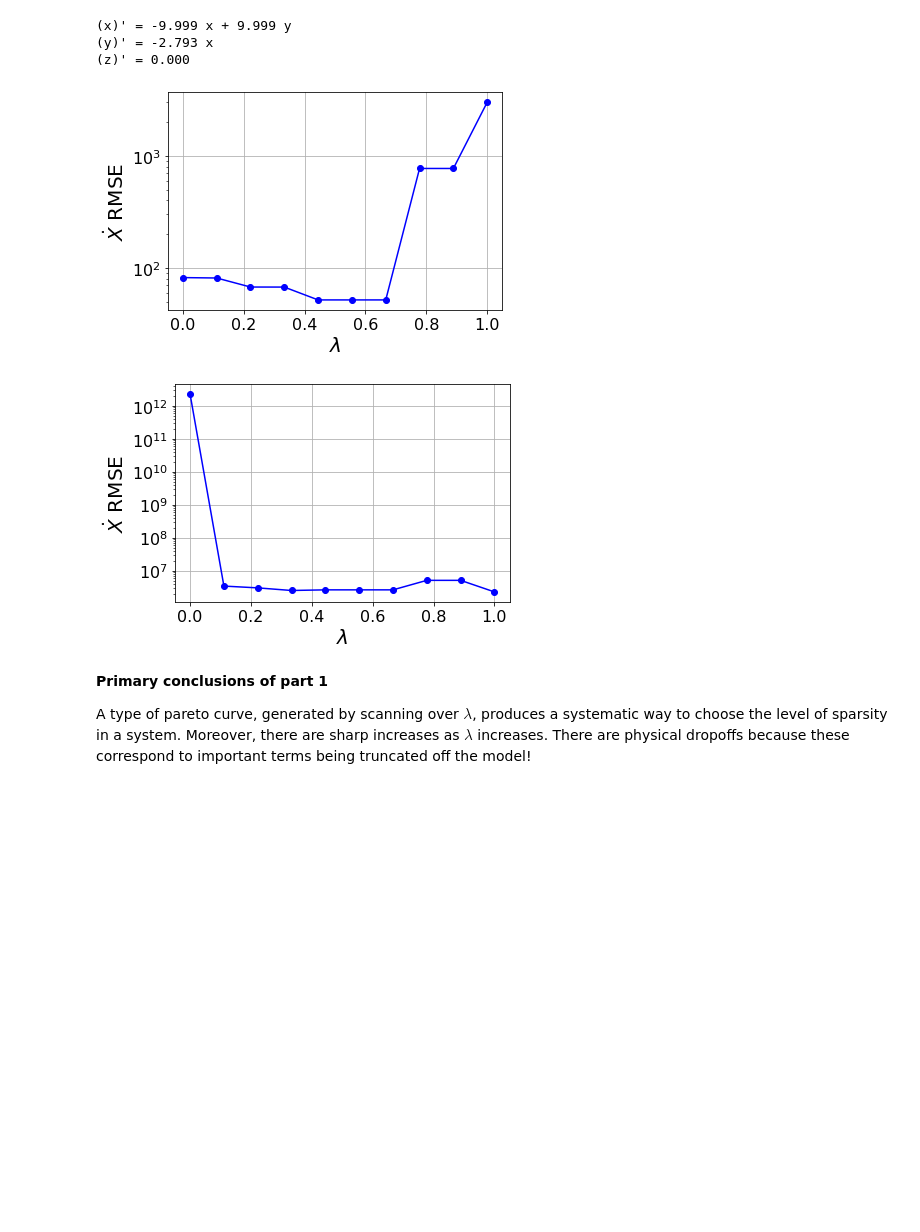
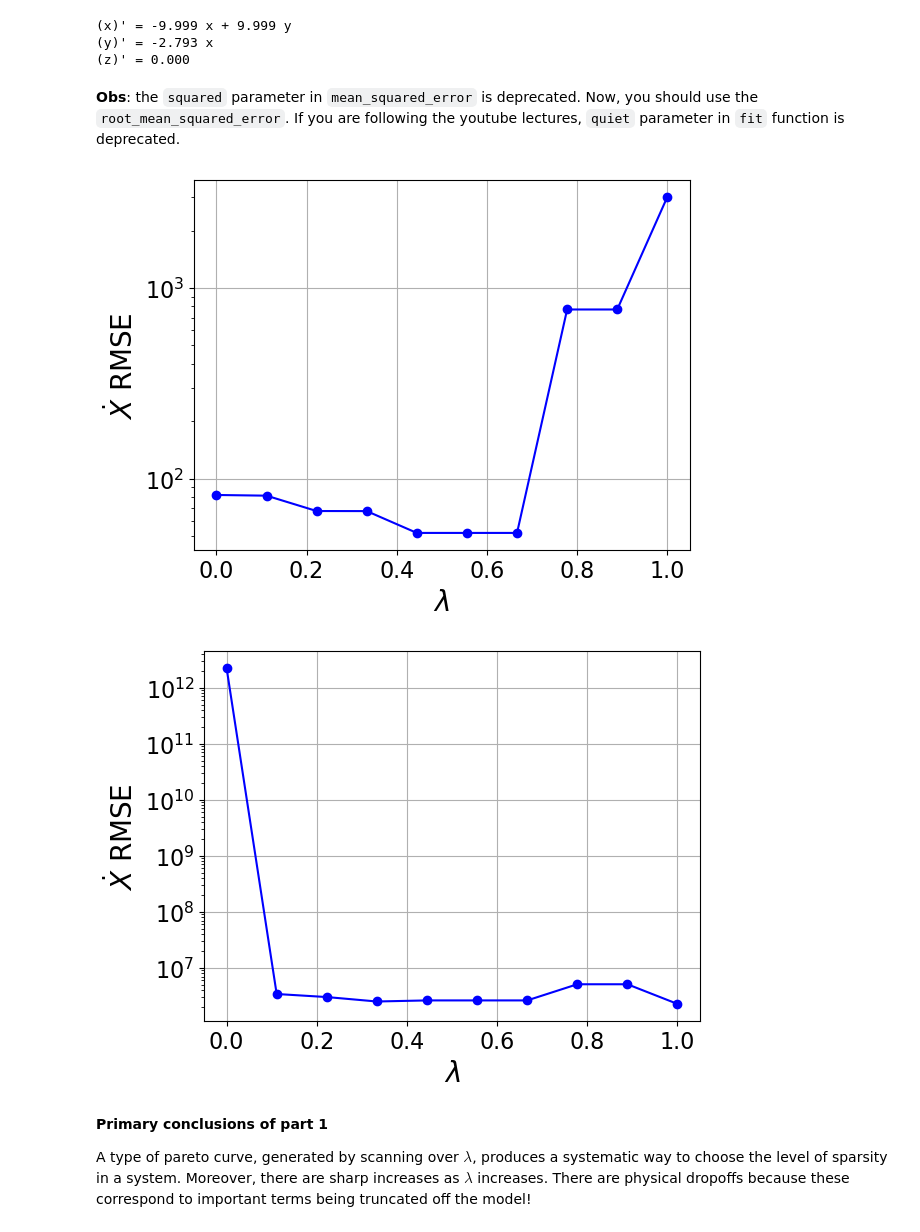
Before and after one commit to dynamicslab/pysindy, a Jupyter notebook: examples/15_pysindy_lectures.ipynb, the cells around one changed output. Drawn from its saved outputs; the diff is of its cells as text; code cells hidden in the pictures; blank space fills up the shorter version.

```diff
--- a/examples/15_pysindy_lectures.ipynb
+++ b/examples/15_pysindy_lectures.ipynb
@@ -417,8 +419,8 @@ u_test_control = u_fun(t_test)
 # Instantiate and fit the SINDy model
 feature_names = ['x', 'y', 'z']
 sparse_regression_optimizer = ps.STLSQ(threshold=0)  # default is lambda = 0.1
-model = ps.SINDy(feature_names=feature_names, optimizer=sparse_regression_optimizer)
-model.fit(x_train, t=dt)
+model = ps.SINDy(optimizer=sparse_regression_optimizer)
+model.fit(x_train, t=dt, feature_names = feature_names)
 model.print()
 # %% [output]
 (x)' = -0.001 1 + -10.005 x + 10.003 y
@@ -426,8 +428,8 @@ model.print()
 (z)' = 0.008 1 + 0.006 x + -0.004 y + -2.666 z + 0.001 x^2 + 0.999 x y
 # %%
 sparse_regression_optimizer = ps.STLSQ(threshold=0.1)
-model = ps.SINDy(feature_names=feature_names, optimizer=sparse_regression_optimizer)
-model.fit(x_train, t=dt)
+model = ps.SINDy(optimizer=sparse_regression_optimizer)
+model.fit(x_train, t=dt, feature_names=feature_names)
 model.print()
 # %% [output]
 (x)' = -9.999 x + 9.999 y
@@ -435,30 +437,32 @@ model.print()
 (z)' = -2.666 z + 1.000 x y
 # %%
 sparse_regression_optimizer = ps.STLSQ(threshold=1.0)
-model = ps.SINDy(feature_names=feature_names, optimizer=sparse_regression_optimizer)
-model.fit(x_train, t=dt)
+model = ps.SINDy(optimizer=sparse_regression_optimizer)
+model.fit(x_train, t=dt,feature_names=feature_names)
 model.print()
 # %% [output]
 (x)' = -9.999 x + 9.999 y
 (y)' = -2.793 x
 (z)' = 0.000
+# %% [markdown]
+__Obs__: the `squared` parameter in `mean_squared_error` is deprecated. Now, you should use the `root_mean_squared_error`. If you are following the youtube lectures, `quiet` parameter in `fit` function is deprecated.
 # %%
 threshold_scan = np.linspace(0, 1.0, 10)
 coefs = []
-rmse = mean_squared_error(x_train, np.zeros(x_train.shape), squared=False)
+rmse = root_mean_squared_error(x_train, np.zeros(x_train.shape))
 x_train_added_noise = x_train + np.random.normal(0, rmse / 10.0,  x_train.shape)
 for i, threshold in enumerate(threshold_scan):
     sparse_regression_optimizer = ps.STLSQ(threshold=threshold)
-    model = ps.SINDy(feature_names=feature_names,
+    model = ps.SINDy(
                      optimizer=sparse_regression_optimizer)
-    model.fit(x_train_added_noise, t=dt, quiet=True)
+    model.fit(x_train_added_noise, t=dt, feature_names=feature_names)
     coefs.append(model.coefficients())
 
 plot_pareto(coefs, sparse_regression_optimizer, model,
             threshold_scan, x_test, t_test)
 # %% [output]
-[figure, old version]
+[figure, new version]
-[figure, old version]
+[figure, new version]
 # %% [markdown]
 **Primary conclusions of part 1**
 
```
Also changed, not shown: parts of 26 cells of this notebook.
